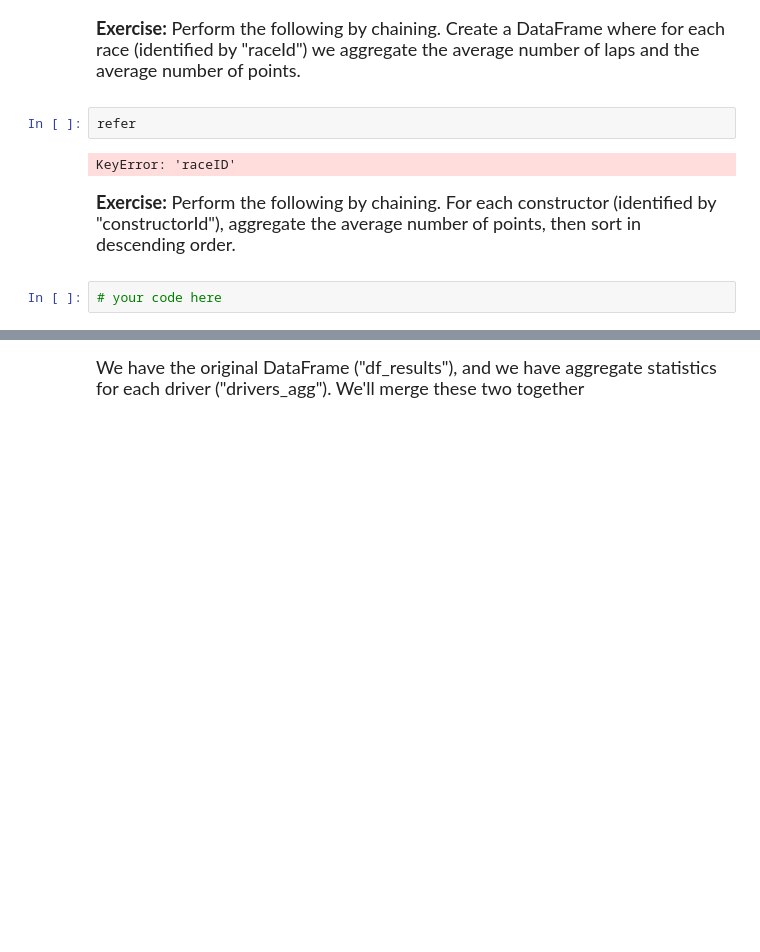
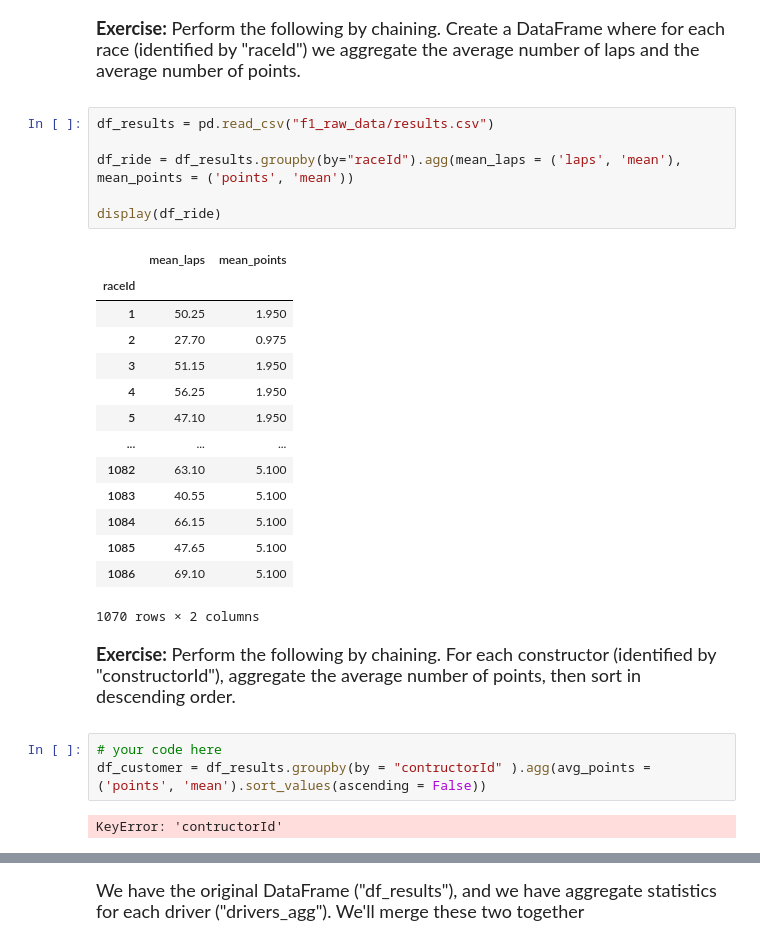
Before and after one commit to bcamargo1/datasci151spring2026, a Jupyter notebook: lecture_22/lecture_22_b_grouping_and_aggregating.ipynb, the cells around one changed output, grey strips where cells are left out. Saved outputs shown, nothing was run; the diff lists cells and outputs as text; blank space fills up the shorter version.

```diff
--- a/lecture_22/lecture_22_b_grouping_and_aggregating.ipynb
+++ b/lecture_22/lecture_22_b_grouping_and_aggregating.ipynb
@@ -557,15 +557,35 @@ raceId constructorId
 
 **Exercise:** Perform the following by chaining. Create a DataFrame where for each race (identified by "raceId") we aggregate the average number of laps and the average number of points.
 # %%
-refer
+df_results = pd.read_csv("f1_raw_data/results.csv")
+
+df_ride = df_results.groupby(by="raceId").agg(mean_laps = ('laps', 'mean'), mean_points = ('points', 'mean'))
+
+display(df_ride)
 # %% [output]
+|  | mean_laps | mean_points |
+| raceId |  |  |
+| 1 | 50.25 | 1.950 |
+| 2 | 27.70 | 0.975 |
+| 3 | 51.15 | 1.950 |
+| 4 | 56.25 | 1.950 |
+| 5 | 47.10 | 1.950 |
+| ... | ... | ... |
+| 1082 | 63.10 | 5.100 |
+| 1083 | 40.55 | 5.100 |
+| 1084 | 66.15 | 5.100 |
+| 1085 | 47.65 | 5.100 |
+| 1086 | 69.10 | 5.100 |
-KeyError: 'raceID'
+1070 rows × 2 columns
 # %% [markdown]
 <font size = "4">
 
 **Exercise:** Perform the following by chaining. For each constructor (identified by "constructorId"), aggregate the average number of points, then sort in descending order.
 # %%
 # your code here
+df_customer = df_results.groupby(by = "contructorId" ).agg(avg_points = ('points', 'mean').sort_values(ascending = False))
+# %% [output]
+KeyError: 'contructorId'
 # %% [markdown]
 # <span style="color:red"> IV. Aggregating + Merging  </span>
 
```
